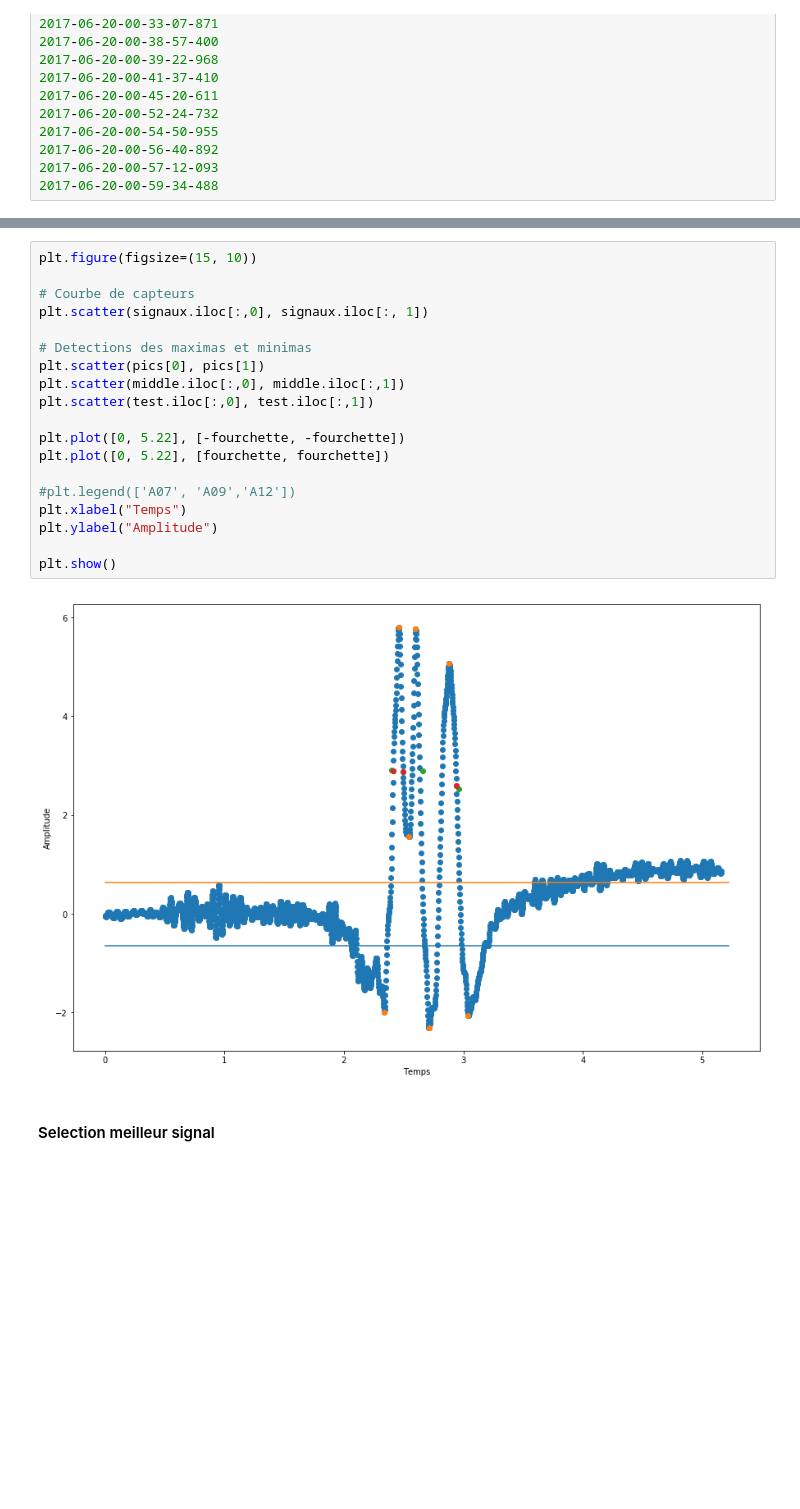
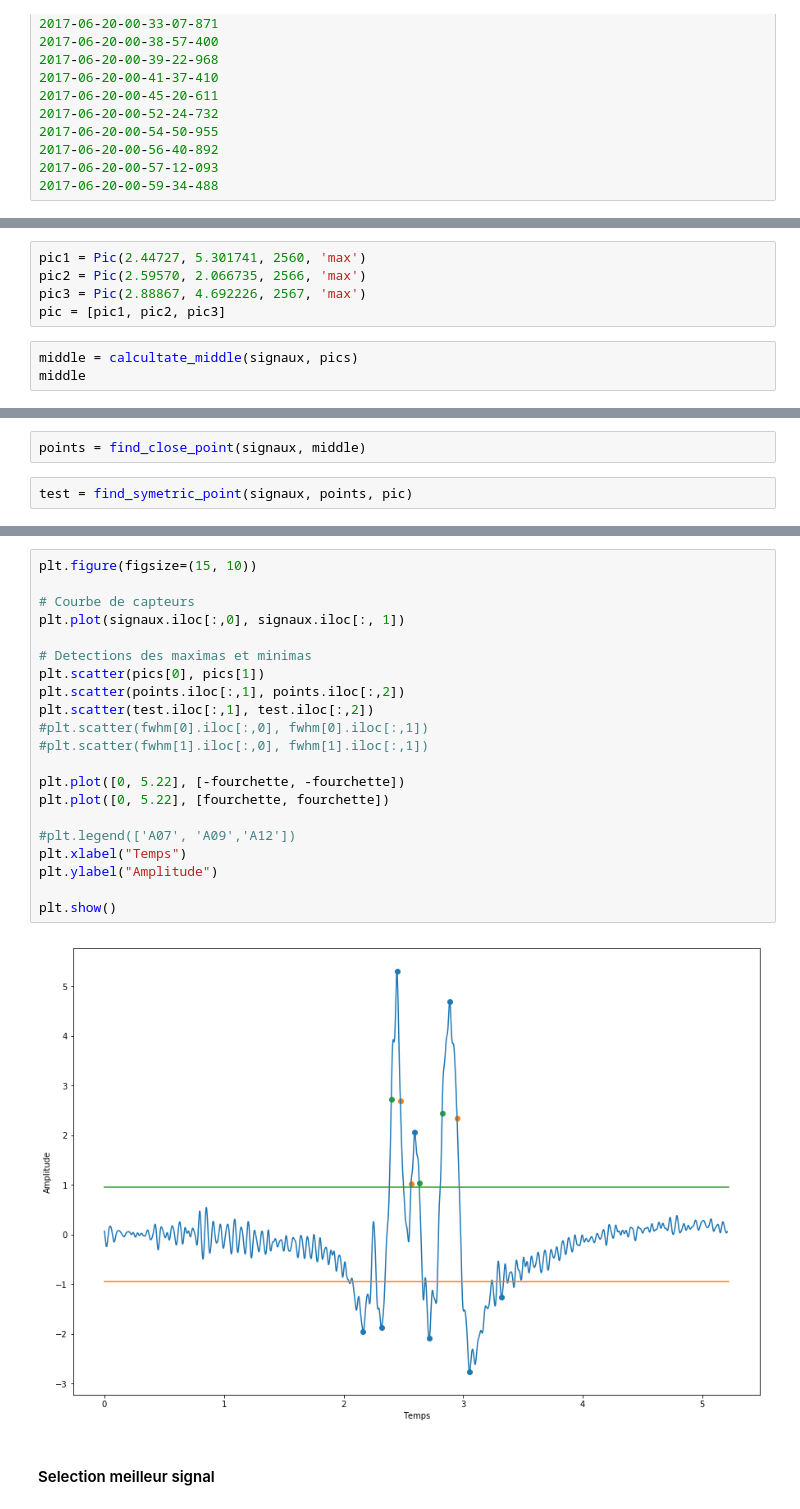
Before and after one commit to brouailalexandre/pesage-par-pont, a Jupyter notebook: Jupyter notebook/Conversion fichier txt.ipynb, the cells around one changed output, grey strips where cells are left out. Cells and saved outputs as stored; diff of their text form; blank space fills up the shorter version.

```diff
--- a/Jupyter notebook/Conversion fichier txt.ipynb
+++ b/Jupyter notebook/Conversion fichier txt.ipynb
@@ -125,0 +119,8 @@ test
+# %%
+pic1 = Pic(2.44727, 5.301741, 2560, 'max')
+pic2 = Pic(2.59570, 2.066735, 2566, 'max')
+pic3 = Pic(2.88867, 4.692226, 2567, 'max')
+pic = [pic1, pic2, pic3]
+# %%
+middle = calcultate_middle(signaux, pics)
+middle
@@ -125,0 +132,4 @@ test
+# %%
+points = find_close_point(signaux, middle)
+# %%
+test = find_symetric_point(signaux, points, pic)
@@ -126,24 +170,26 @@ test
 # %%
 plt.figure(figsize=(15, 10))
 
 # Courbe de capteurs
-plt.scatter(signaux.iloc[:,0], signaux.iloc[:, 1])
+plt.plot(signaux.iloc[:,0], signaux.iloc[:, 1])
 
 # Detections des maximas et minimas
 plt.scatter(pics[0], pics[1])
-plt.scatter(middle.iloc[:,0], middle.iloc[:,1])
-plt.scatter(test.iloc[:,0], test.iloc[:,1])
+plt.scatter(points.iloc[:,1], points.iloc[:,2])
+plt.scatter(test.iloc[:,1], test.iloc[:,2])
+#plt.scatter(fwhm[0].iloc[:,0], fwhm[0].iloc[:,1])
+#plt.scatter(fwhm[1].iloc[:,0], fwhm[1].iloc[:,1])
 
 plt.plot([0, 5.22], [-fourchette, -fourchette])
 plt.plot([0, 5.22], [fourchette, fourchette])
 
 #plt.legend(['A07', 'A09','A12'])
 plt.xlabel("Temps")
 plt.ylabel("Amplitude")
 
 plt.show()
 # %% [output]
-[figure, old version]
+[figure, new version]
 # %% [markdown]
 #### Selection meilleur signal
 # %%
```
Also changed, not shown: parts of 17 cells of this notebook, 2 other files.
